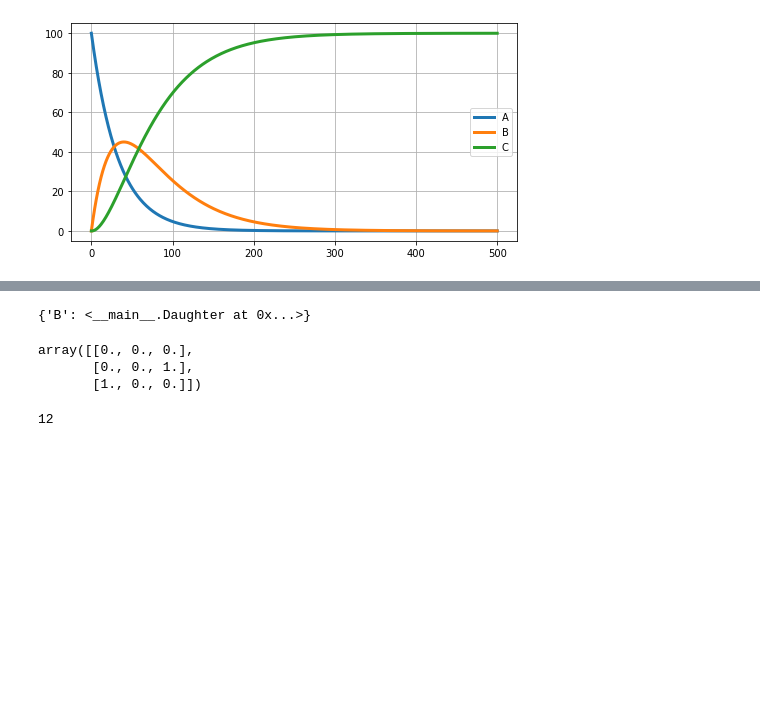
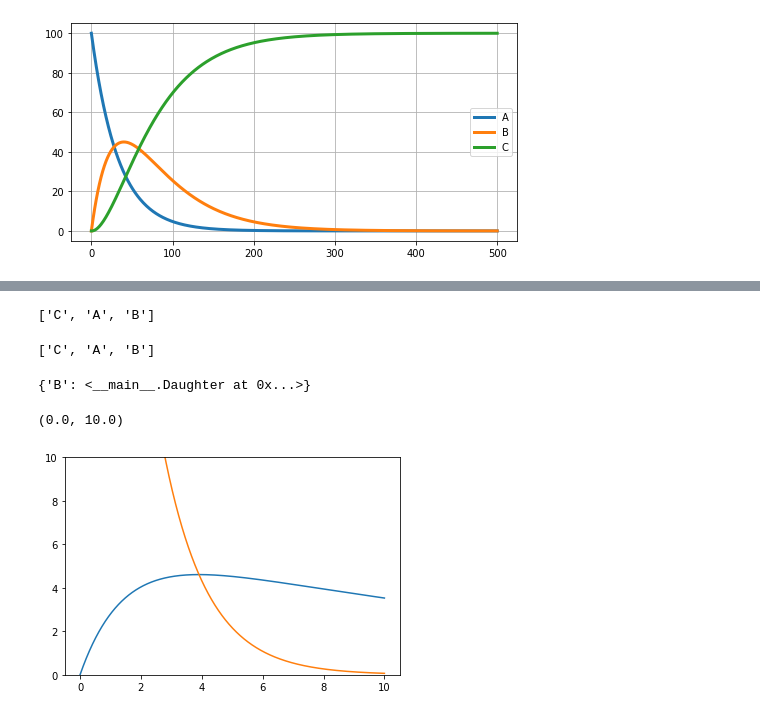
Before and after one commit to alifele/MedicalPhysicsCodes, a Jupyter notebook: radio.ipynb, the cells around one changed output, grey strips where cells are left out. Saved outputs shown, nothing was run; the diff lists cells and outputs as text; code cells hidden in the pictures; blank space fills up the shorter version.

```diff
--- a/radio.ipynb
+++ b/radio.ipynb
@@ -80,6 +80,7 @@ class Radio_Ensemble:
     self.lifeTime_unit = "day"
     self.t_List = []
     self.N_List = []
+
 
   def set_lifeTime_unit(self, unit): #unit: second, minute, hour, day, week, year
     self.lifeTime_unit = unit
@@ -90,7 +91,7 @@ class Radio_Ensemble:
 
   def Run(self, simulation_time, unit):
     self.simulation = Simulate(simulation_time, unit, self.lifeTime_unit, self.all_elements, self.parents)
-    self.t_List, self.N_List = self.simulation.run()
+    self.t_List, self.N_List, self.eff_Decay = self.simulation.run()
 
   def extract_allElements(self, parent_daughter):
     for elem in parent_daughter:
@@ -209,14 +208,19 @@ dict_keys(['A', 'B'])
+# %%
+list(Mybox.simulation.all_elements)
+# %% [output]
+['C', 'A', 'B']
+# %%
+list(Mybox.all_elements)
+# %% [output]
+['C', 'A', 'B']
 # %%
 Mybox.parents["A"].daughters
 # %% [output]
 {'B': <__main__.Daughter at 0x...>}
-# %%
-Mybox.simulation.Branching_Matrix
-# %% [output]
-array([[0., 0., 0.],
-       [0., 0., 1.],
-       [1., 0., 0.]])
-# %%
-Mybox.parents['B'].daughters['C'].life_time
-# %% [output]
-12
+# %%
+plt.plot(Mybox.t_List, Mybox.N_List[:,2]*Mybox.eff_Decay[2])
+plt.plot(Mybox.t_List, Mybox.N_List[:,1]*Mybox.eff_Decay[1])
+plt.ylim([0,10])
+# %% [output]
+(0.0, 10.0)
+[figure, added]
```
Also changed, not shown: parts of 4 cells of this notebook.
